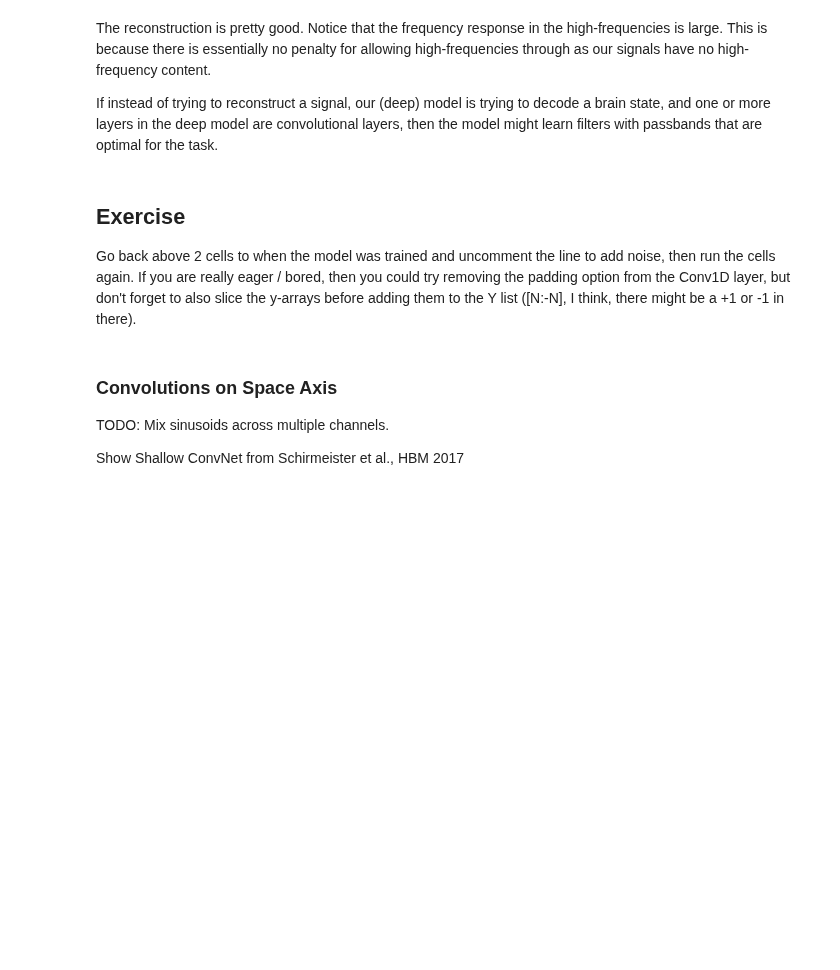
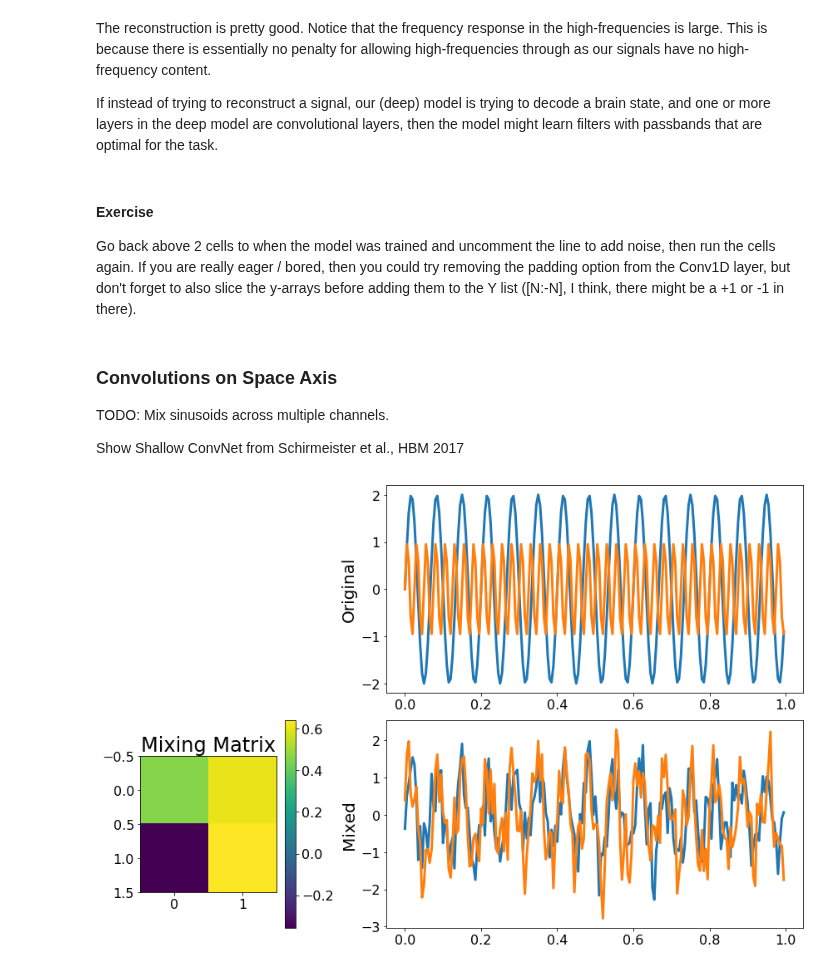
Before and after one commit to SachsLab/IntracranialNeurophysDL, a Jupyter notebook: notebooks/03_01_Intro_to_CNNs.ipynb, the cells around one changed output. Cells and saved outputs as stored; diff of their text form; code cells hidden in the pictures; blank space fills up the shorter version.

Commit message:
Updated 03_01 to include a mixed signal and 2-layer model.

```diff
--- a/notebooks/03_01_Intro_to_CNNs.ipynb
+++ b/notebooks/03_01_Intro_to_CNNs.ipynb
@@ -286,7 +286,7 @@ This is because there is essentially no penalty for allowing high-frequencies th
 
 If instead of trying to reconstruct a signal, our (deep) model is trying to decode a brain state, and one or more layers in the deep model are convolutional layers, then the model might learn filters with passbands that are optimal for the task.
 # %% [markdown]
-## Exercise
+#### Exercise
 
 Go back above 2 cells to when the model was trained and uncomment the line to add noise, then run the cells again. If you are really eager / bored, then you could try removing the padding option from the Conv1D layer, but don't forget to also slice the y-arrays before adding them to the Y list ([N:-N], I think, there might be a +1 or -1 in there).
 # %% [markdown]
@@ -295,3 +295,31 @@ Go back above 2 cells to when the model was trained and uncomment the line to ad
 TODO: Mix sinusoids across multiple channels.
 
 Show Shallow ConvNet from Schirmeister et al., HBM 2017
+# %%
+import matplotlib.gridspec as gridspec
+
+# Create a signal: sum of sinusoids
+Y = amps[None, :] * np.sin(2*np.pi*freqs[None, :]*t[:, None])
+mix = 2 * np.random.rand(2, 2) - 1.0
+X = Y @ mix
+X += 0.5 * np.random.randn(*X.shape)
+
+fig = plt.figure(figsize=(12, 8))
+gs = fig.add_gridspec(2, 3)
+
+ax1 = fig.add_subplot(gs[1, 0])
+im = ax1.imshow(mix)
+plt.colorbar(im)
+plt.title('Mixing Matrix')
+
+ax2 = fig.add_subplot(gs[0, 1:])
+ax2.plot(t, Y)
+ax2.set_ylabel('Original')
+
+ax3 = fig.add_subplot(gs[1, 1:])
+ax3.plot(t, X)
+ax3.set_ylabel('Mixed')
+
+fig.tight_layout()
+# %% [output]
+[figure, added]
```
Also changed, not shown: parts of 11 cells of this notebook, 1 other file.
